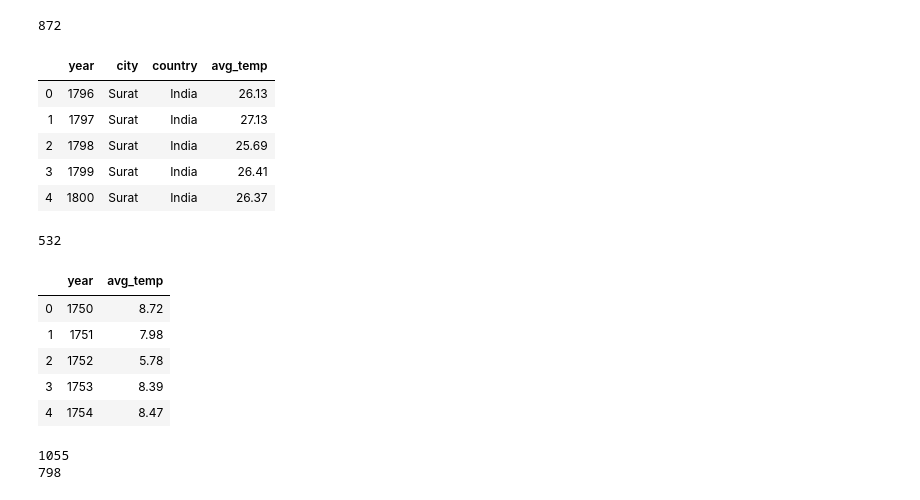
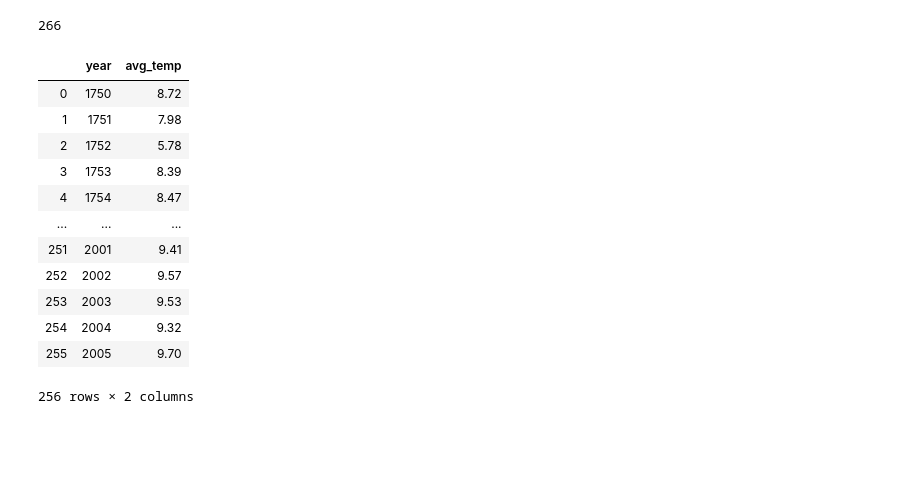
Before and after one commit to mgautam98/insights, a Jupyter notebook: Weather Trends.ipynb, the cells around one changed output. Saved outputs shown, nothing was run; the diff lists cells and outputs as text; code cells hidden in the pictures; blank space fills up the shorter version.

```diff
--- a/Weather Trends.ipynb
+++ b/Weather Trends.ipynb
@@ -12,22 +52,18 @@ df_local = pd.read_csv(local_data_filename)
 # %%
-print(df_local.size)
-df_local.head()
+print(df_global.avg_temp.size)
+df_global.head(-10)
 # %% [output]
-872
+266
-|  | year | city | country | avg_temp |
-| 0 | 1796 | Surat | India | 26.13 |
-| 1 | 1797 | Surat | India | 27.13 |
-| 2 | 1798 | Surat | India | 25.69 |
-| 3 | 1799 | Surat | India | 26.41 |
-| 4 | 1800 | Surat | India | 26.37 |
+|  | year | avg_temp |
+| 0 | 1750 | 8.72 |
+| 1 | 1751 | 7.98 |
+| 2 | 1752 | 5.78 |
+| 3 | 1753 | 8.39 |
+| 4 | 1754 | 8.47 |
+| ... | ... | ... |
+| 251 | 2001 | 9.41 |
+| 252 | 2002 | 9.57 |
+| 253 | 2003 | 9.53 |
+| 254 | 2004 | 9.32 |
+| 255 | 2005 | 9.70 |
+256 rows × 2 columns
-# %%
-print(df_global.size)
-df_global.head()
-# %% [output]
-532
-|  | year | avg_temp |
-| 0 | 1750 | 8.72 |
-| 1 | 1751 | 7.98 |
-| 2 | 1752 | 5.78 |
-| 3 | 1753 | 8.39 |
-| 4 | 1754 | 8.47 |
@@ -41,6 +69,0 @@ df_global = df_global.reset_index()
-# %%
-print(df_local.size)
-print(df_global.size)
-# %% [output]
-1055
-798
```
Also changed, not shown: parts of 13 cells of this notebook.
